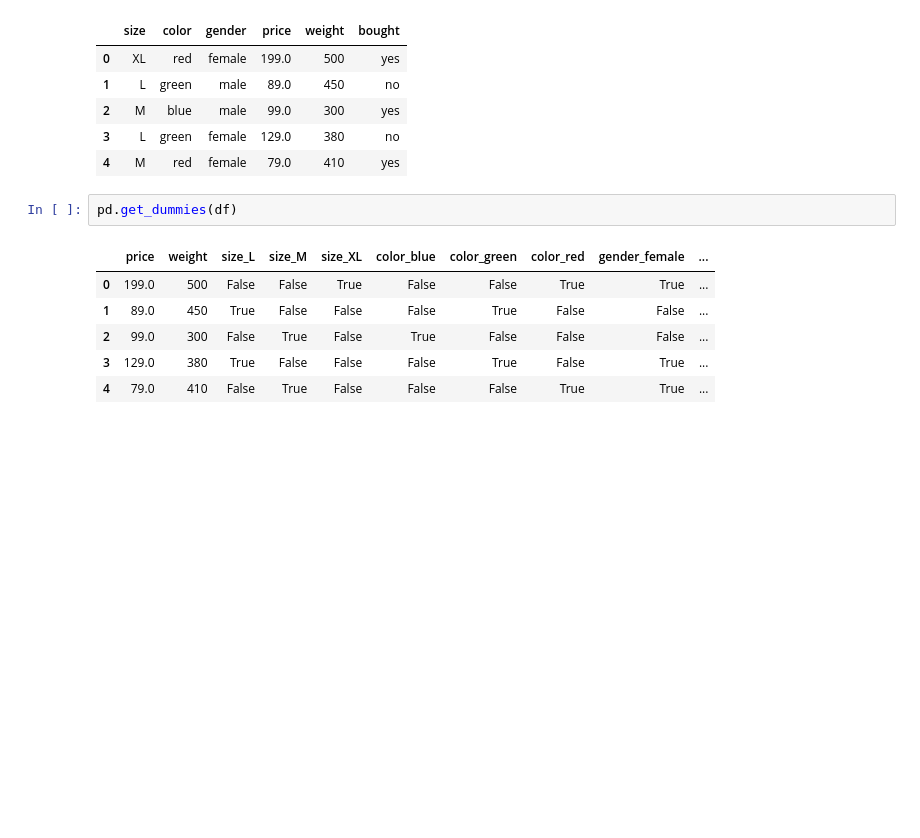
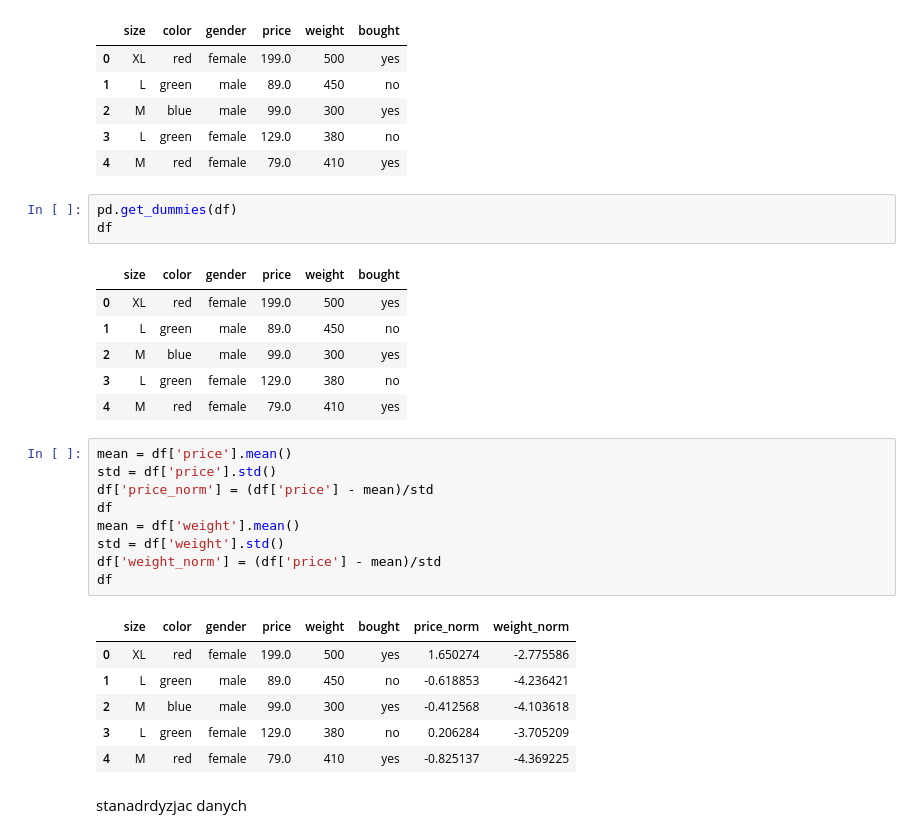
Before and after one commit to JustynaGoc/machine-learning-bootcamp, a Jupyter notebook: czyszczenie_danych_cwiczenie1.ipynb, the cells around one changed output. Cells and saved outputs as stored; diff of their text form; blank space fills up the shorter version.

```diff
--- a/czyszczenie_danych_cwiczenie1.ipynb
+++ b/czyszczenie_danych_cwiczenie1.ipynb
@@ -54,10 +54,29 @@ df
 | 4 | M | red | female | 79.0 | 410 | yes |
 # %%
 pd.get_dummies(df)
+df
 # %% [output]
-|  | price | weight | size_L | size_M | size_XL | color_blue | color_green | color_red | gender_female | ... |
-| 0 | 199.0 | 500 | False | False | True | False | False | True | True | ... |
-| 1 | 89.0 | 450 | True | False | False | False | True | False | False | ... |
-| 2 | 99.0 | 300 | False | True | False | True | False | False | False | ... |
-| 3 | 129.0 | 380 | True | False | False | False | True | False | True | ... |
-| 4 | 79.0 | 410 | False | True | False | False | False | True | True | ... |
+|  | size | color | gender | price | weight | bought |
+| 0 | XL | red | female | 199.0 | 500 | yes |
+| 1 | L | green | male | 89.0 | 450 | no |
+| 2 | M | blue | male | 99.0 | 300 | yes |
+| 3 | L | green | female | 129.0 | 380 | no |
+| 4 | M | red | female | 79.0 | 410 | yes |
+# %%
+mean = df['price'].mean()
+std = df['price'].std()
+df['price_norm'] = (df['price'] - mean)/std
+df
+mean = df['weight'].mean()
+std = df['weight'].std()
+df['weight_norm'] = (df['price'] - mean)/std
+df
+# %% [output]
+|  | size | color | gender | price | weight | bought | price_norm | weight_norm |
+| 0 | XL | red | female | 199.0 | 500 | yes | 1.650274 | -2.775586 |
+| 1 | L | green | male | 89.0 | 450 | no | -0.618853 | -4.236421 |
+| 2 | M | blue | male | 99.0 | 300 | yes | -0.412568 | -4.103618 |
+| 3 | L | green | female | 129.0 | 380 | no | 0.206284 | -3.705209 |
+| 4 | M | red | female | 79.0 | 410 | yes | -0.825137 | -4.369225 |
+# %% [markdown]
+stanadrdyzjac danych
```
